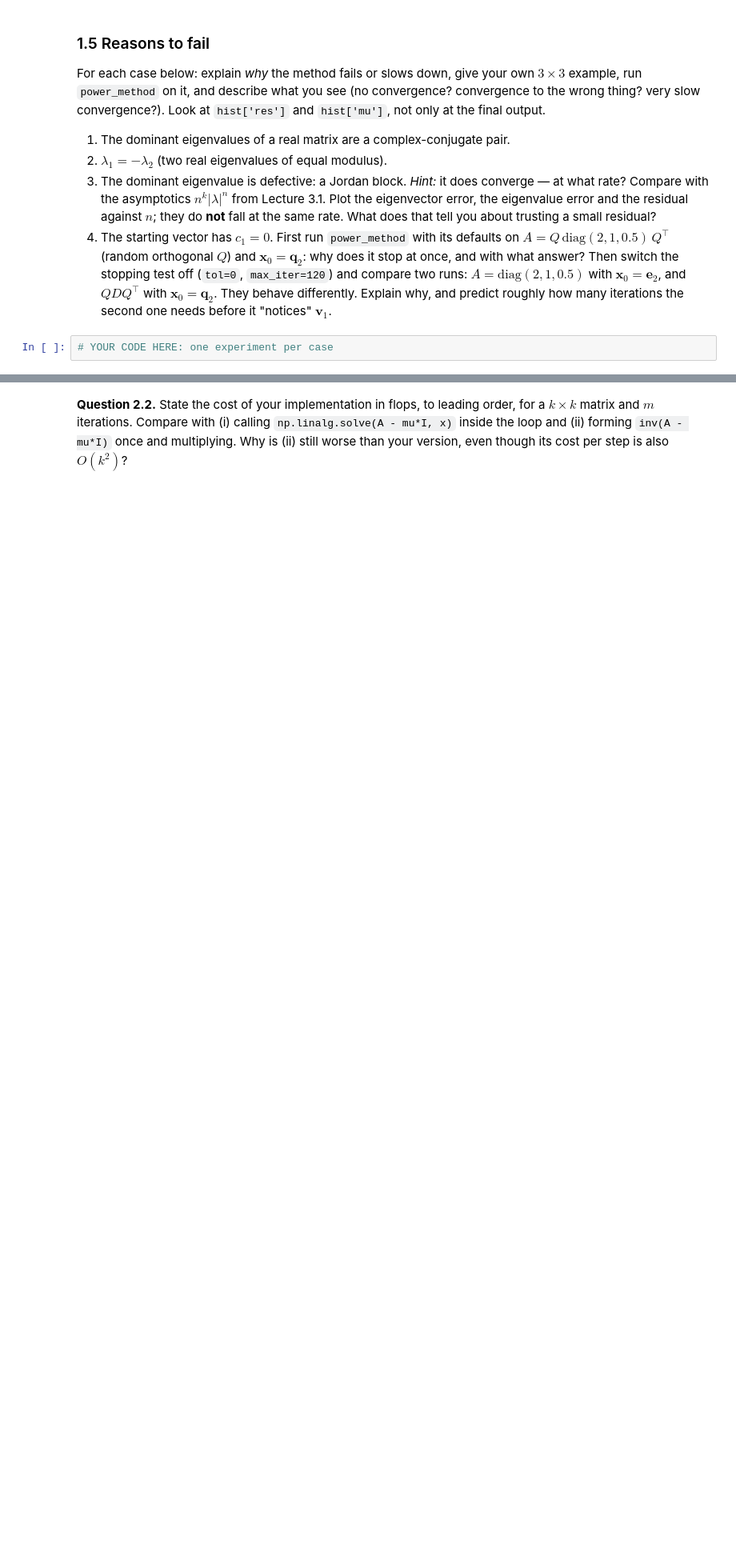
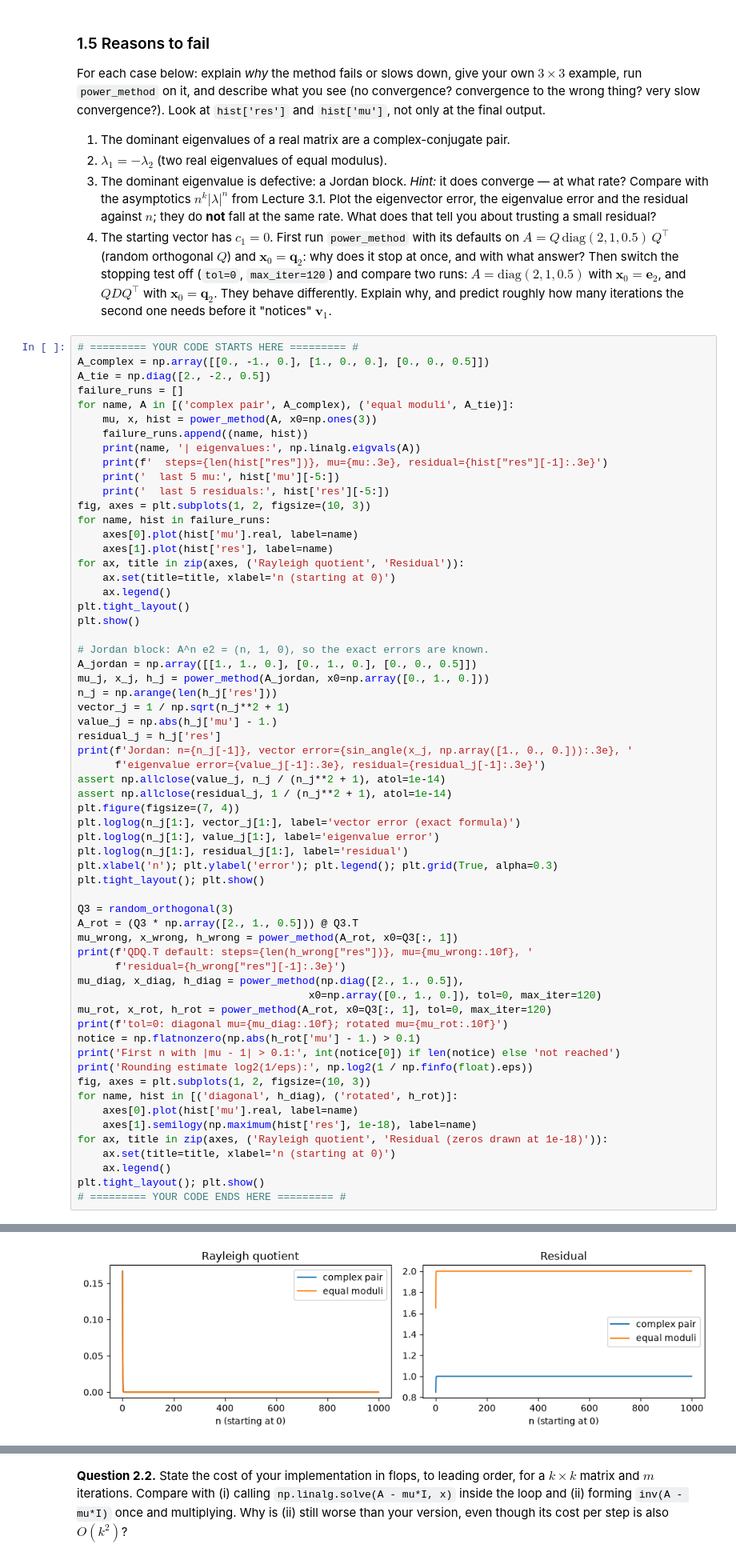
Before and after one commit to hryhola/linear-algebra-ucu, a Jupyter notebook: labs/lab2/lab2-coreA-power_iteration.ipynb, the cells around one changed output, grey strips where cells are left out. Shown at 80% size. Saved outputs shown, nothing was run; the diff lists cells and outputs as text; blank space fills up the shorter version.

```diff
--- a/labs/lab2/lab2-coreA-power_iteration.ipynb
+++ b/labs/lab2/lab2-coreA-power_iteration.ipynb
@@ -160,4 +264,64 @@ For each case below: explain *why* the method fails or slows down, give your own
 3. The dominant eigenvalue is defective: a Jordan block. *Hint:* it does converge — at what rate? Compare with the asymptotics $n^k|\lambda|^n$ from Lecture 3.1. Plot the eigenvector error, the eigenvalue error and the residual against $n$; they do **not** fall at the same rate. What does that tell you about trusting a small residual?
 4. The starting vector has $c_1 = 0$. First run `power_method` with its defaults on $A = Q\,\mathrm{diag}(2,1,0.5)\,Q^\top$ (random orthogonal $Q$) and $\mathbf{x}_0 = \mathbf{q}_2$: why does it stop at once, and with what answer? Then switch the stopping test off (`tol=0`, `max_iter=120`) and compare two runs: $A = \mathrm{diag}(2, 1, 0.5)$ with $\mathbf{x}_0 = \mathbf{e}_2$, and $QDQ^\top$ with $\mathbf{x}_0 = \mathbf{q}_2$. They behave differently. Explain why, and predict roughly how many iterations the second one needs before it "notices" $\mathbf{v}_1$.
 # %%
-# YOUR CODE HERE: one experiment per case
+# ========= YOUR CODE STARTS HERE ========= #
+A_complex = np.array([[0., -1., 0.], [1., 0., 0.], [0., 0., 0.5]])
+A_tie = np.diag([2., -2., 0.5])
+failure_runs = []
+for name, A in [('complex pair', A_complex), ('equal moduli', A_tie)]:
+    mu, x, hist = power_method(A, x0=np.ones(3))
+    failure_runs.append((name, hist))
+    print(name, '| eigenvalues:', np.linalg.eigvals(A))
+    print(f'  steps={len(hist["res"])}, mu={mu:.3e}, residual={hist["res"][-1]:.3e}')
+    print('  last 5 mu:', hist['mu'][-5:])
+    print('  last 5 residuals:', hist['res'][-5:])
+fig, axes = plt.subplots(1, 2, figsize=(10, 3))
+for name, hist in failure_runs:
+    axes[0].plot(hist['mu'].real, label=name)
+    axes[1].plot(hist['res'], label=name)
+for ax, title in zip(axes, ('Rayleigh quotient', 'Residual')):
+    ax.set(title=title, xlabel='n (starting at 0)')
+    ax.legend()
+plt.tight_layout()
+plt.show()
+
+# Jordan block: A^n e2 = (n, 1, 0), so the exact errors are known.
+A_jordan = np.array([[1., 1., 0.], [0., 1., 0.], [0., 0., 0.5]])
+mu_j, x_j, h_j = power_method(A_jordan, x0=np.array([0., 1., 0.]))
+n_j = np.arange(len(h_j['res']))
+vector_j = 1 / np.sqrt(n_j**2 + 1)
+value_j = np.abs(h_j['mu'] - 1.)
+residual_j = h_j['res']
+print(f'Jordan: n={n_j[-1]}, vector error={sin_angle(x_j, np.array([1., 0., 0.])):.3e}, '
+      f'eigenvalue error={value_j[-1]:.3e}, residual={residual_j[-1]:.3e}')
+assert np.allclose(value_j, n_j / (n_j**2 + 1), atol=1e-14)
+assert np.allclose(residual_j, 1 / (n_j**2 + 1), atol=1e-14)
+plt.figure(figsize=(7, 4))
+plt.loglog(n_j[1:], vector_j[1:], label='vector error (exact formula)')
+plt.loglog(n_j[1:], value_j[1:], label='eigenvalue error')
+plt.loglog(n_j[1:], residual_j[1:], label='residual')
+plt.xlabel('n'); plt.ylabel('error'); plt.legend(); plt.grid(True, alpha=0.3)
+plt.tight_layout(); plt.show()
+
+Q3 = random_orthogonal(3)
+A_rot = (Q3 * np.array([2., 1., 0.5])) @ Q3.T
+mu_wrong, x_wrong, h_wrong = power_method(A_rot, x0=Q3[:, 1])
+print(f'QDQ.T default: steps={len(h_wrong["res"])}, mu={mu_wrong:.10f}, '
+      f'residual={h_wrong["res"][-1]:.3e}')
+mu_diag, x_diag, h_diag = power_method(np.diag([2., 1., 0.5]),
+                                     x0=np.array([0., 1., 0.]), tol=0, max_iter=120)
+mu_rot, x_rot, h_rot = power_method(A_rot, x0=Q3[:, 1], tol=0, max_iter=120)
+print(f'tol=0: diagonal mu={mu_diag:.10f}; rotated mu={mu_rot:.10f}')
+notice = np.flatnonzero(np.abs(h_rot['mu'] - 1.) > 0.1)
+print('First n with |mu - 1| > 0.1:', int(notice[0]) if len(notice) else 'not reached')
+print('Rounding estimate log2(1/eps):', np.log2(1 / np.finfo(float).eps))
+fig, axes = plt.subplots(1, 2, figsize=(10, 3))
+for name, hist in [('diagonal', h_diag), ('rotated', h_rot)]:
+    axes[0].plot(hist['mu'].real, label=name)
+    axes[1].semilogy(np.maximum(hist['res'], 1e-18), label=name)
+for ax, title in zip(axes, ('Rayleigh quotient', 'Residual (zeros drawn at 1e-18)')):
+    ax.set(title=title, xlabel='n (starting at 0)')
+    ax.legend()
+plt.tight_layout(); plt.show()
+# ========= YOUR CODE ENDS HERE ========= #
+# %% [output]
@@ -163,0 +336 @@ For each case below: explain *why* the method fails or slows down, give your own
+[figure, added]
```
Also changed, not shown: parts of 19 cells of this notebook, 1 other file.
